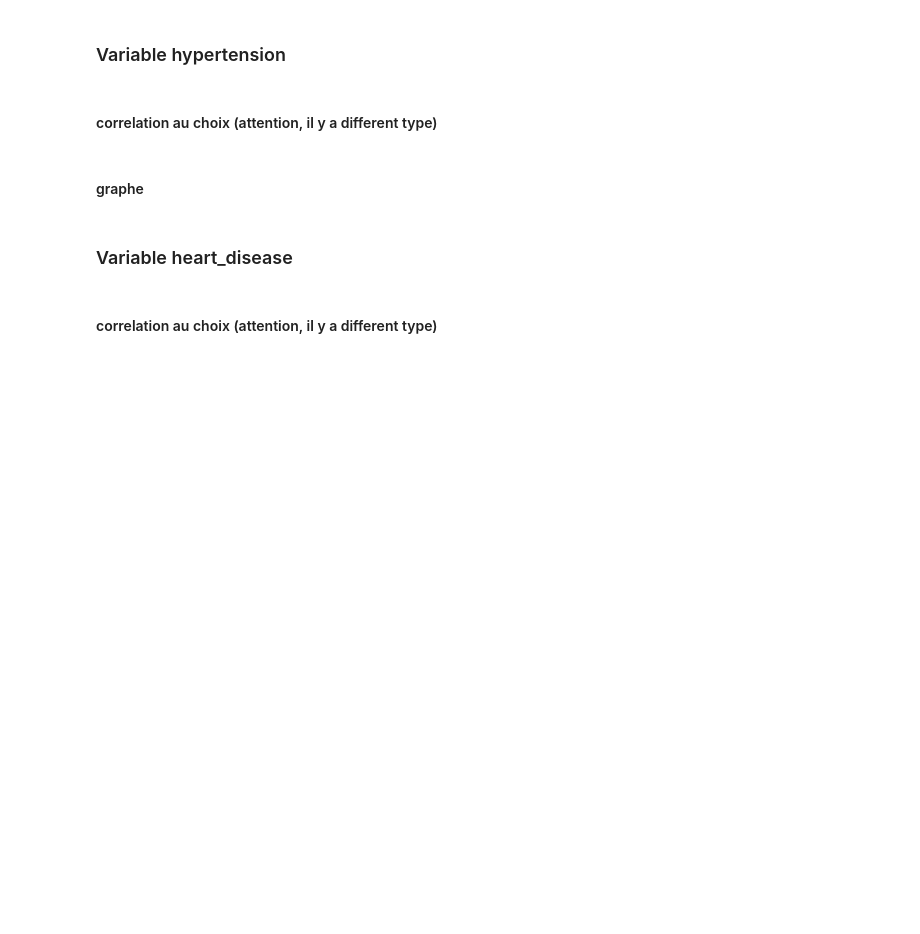
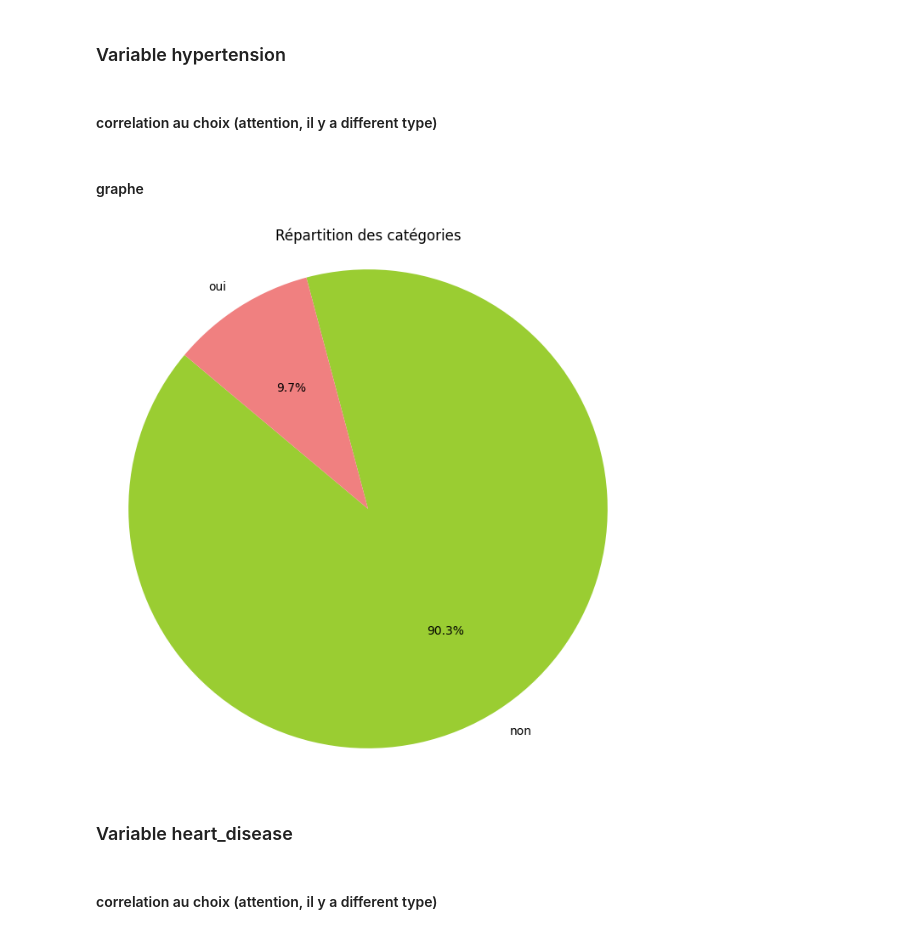
Before and after one commit to Antho-SJ/strocke-alert, a Jupyter notebook: Code/Modele.ipynb, the cells around one changed output. Cells and saved outputs as stored; diff of their text form; code cells hidden in the pictures; blank space fills up the shorter version.

```diff
--- a/Code/Modele.ipynb
+++ b/Code/Modele.ipynb
@@ -137,6 +122,23 @@ plt.show()
 #### correlation au choix (attention, il y a different type)
 # %% [markdown]
 #### graphe
+# %%
+# Données pour le pieplot
+colors = ['yellowgreen', 'lightcoral']  # Couleurs pour chaque portion
+label=["non", "oui"]
+
+# Création du pieplot
+plt.figure(figsize=(8, 8))  # Taille de la figure
+plt.pie(df["hypertension"].value_counts(), labels=label, colors=colors, autopct='%1.1f%%', startangle=140)  # Création du pieplot avec pourcentages
+plt.axis('equal')  # Pour que le pieplot soit un cercle plutôt qu'une ellipse
+
+# Titre du pieplot
+plt.title('Répartition des catégories')
+
+# Affichage du pieplot
+plt.show()
+# %% [output]
+[figure, added]
 # %% [markdown]
 ### Variable heart_disease
 # %% [markdown]
```
Also changed, not shown: parts of 13 cells of this notebook.
